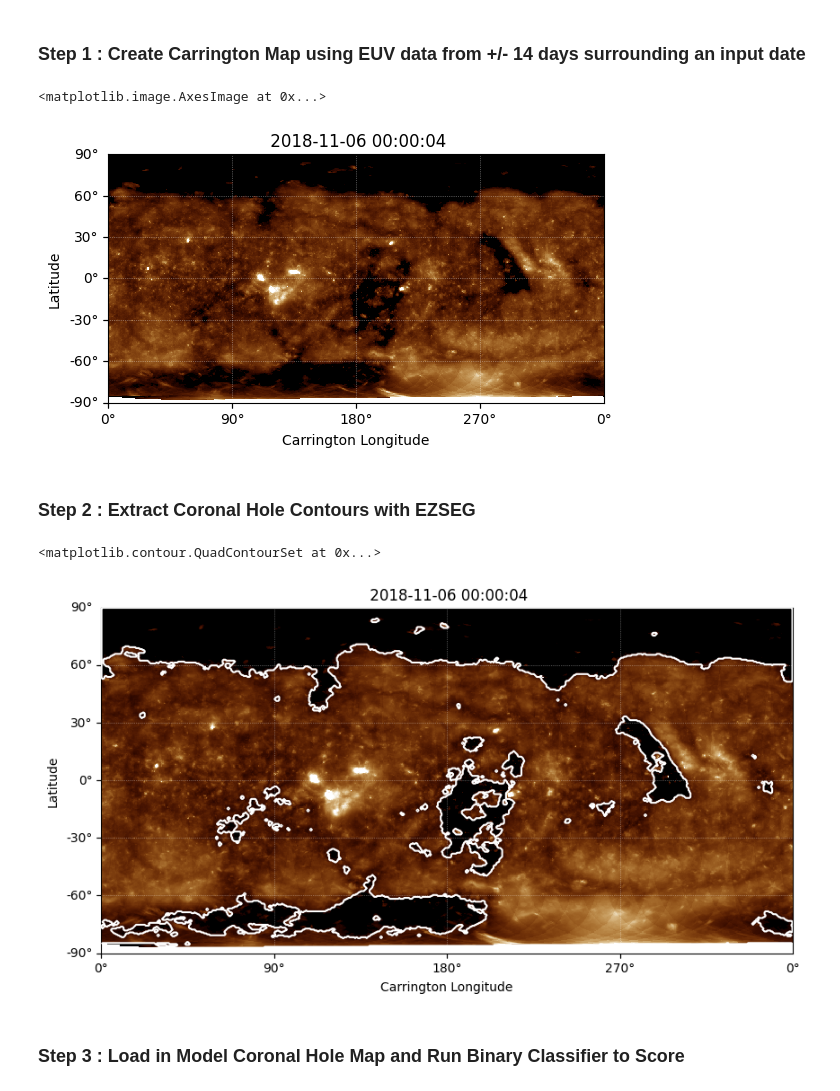
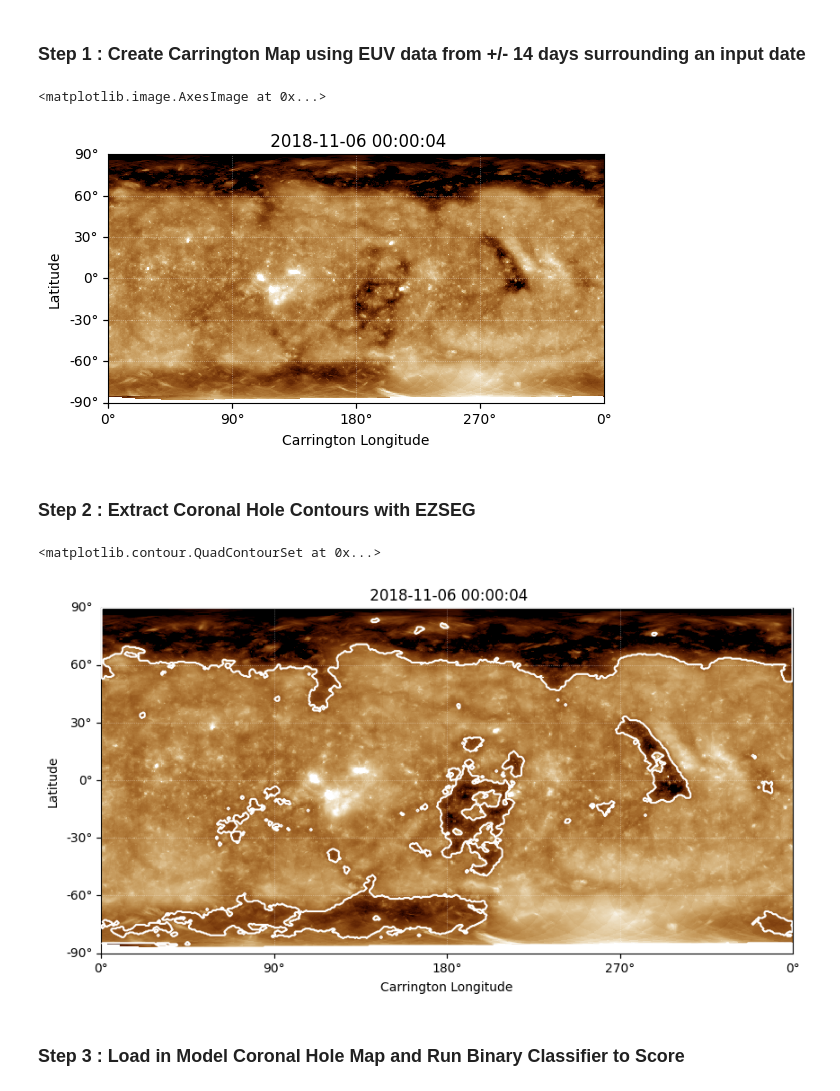
Before and after one commit to STBadman/cmfpy, a Jupyter notebook: topLevel.ipynb, the cells around one changed output. Saved outputs shown, nothing was run; the diff lists cells and outputs as text; code cells hidden in the pictures.

Commit message:
Make EUVmap plotting lognormalized

```diff
--- a/topLevel.ipynb
+++ b/topLevel.ipynb
@@ -27,14 +28,12 @@ euvmappath = CHmetric.create_euv_map(datetime.datetime(2018,11,6),replace=False)
 # %%
 euvmap = sunpy.map.Map(euvmappath)
 # %%
-euvmap.plot(cmap="sdoaia193",
-            vmin=np.nanpercentile(euvmap.data.flatten(),20),
-            vmax=np.nanpercentile(euvmap.data.flatten(),99.9)
-
-           )
+lognorm = mpl.colors.LogNorm(vmin=np.nanpercentile(euvmap.data.flatten(),5),
+                             vmax=np.nanpercentile(euvmap.data.flatten(),99.9))
+euvmap.plot(cmap="sdoaia193",norm=lognorm)
 # %% [output]
 <matplotlib.image.AxesImage at 0x...>
-[figure, old version]
+[figure, new version]
 # %% [markdown]
 ### Step 2 : Extract Coronal Hole Contours with EZSEG
 # %%
@@ -46,22 +45,22 @@ ch_obs_path = CHmetric.extract_obs_ch(euvmappath,
                                           "thresh2":1.75,#np.nanmax(euvmap.data.flatten())*0.101, ## Growing Threshhold
                                           "nc":5, ## at least 7 consecutive pixels to declare coronal hole area is connected
                                           "iters":100
-                                      }
+                                      },
+                                      ezseg_version="python"
                                      )
 
 ch_obs_map = sunpy.map.Map(ch_obs_path)
 # %%
 fig = plt.figure(figsize=(10,5))
 ax = fig.add_subplot(projection=euvmap.wcs)
 euvmap.plot(cmap="sdoaia193",
-            vmin=np.nanpercentile(euvmap.data.flatten(),20),
-            vmax=np.nanpercentile(euvmap.data.flatten(),99.9),
+            norm=lognorm,
             axes=ax
            )
 ch_obs_map.draw_contours(levels=[1],colors=["white"],axes=ax)
 # %% [output]
 <matplotlib.contour.QuadContourSet at 0x...>
-[figure, old version]
+[figure, new version]
 # %% [markdown]
 ### Step 3 : Load in Model Coronal Hole Map and Run Binary Classifier to Score
 # %%
```
Also changed, not shown: parts of 1 cell of this notebook.
